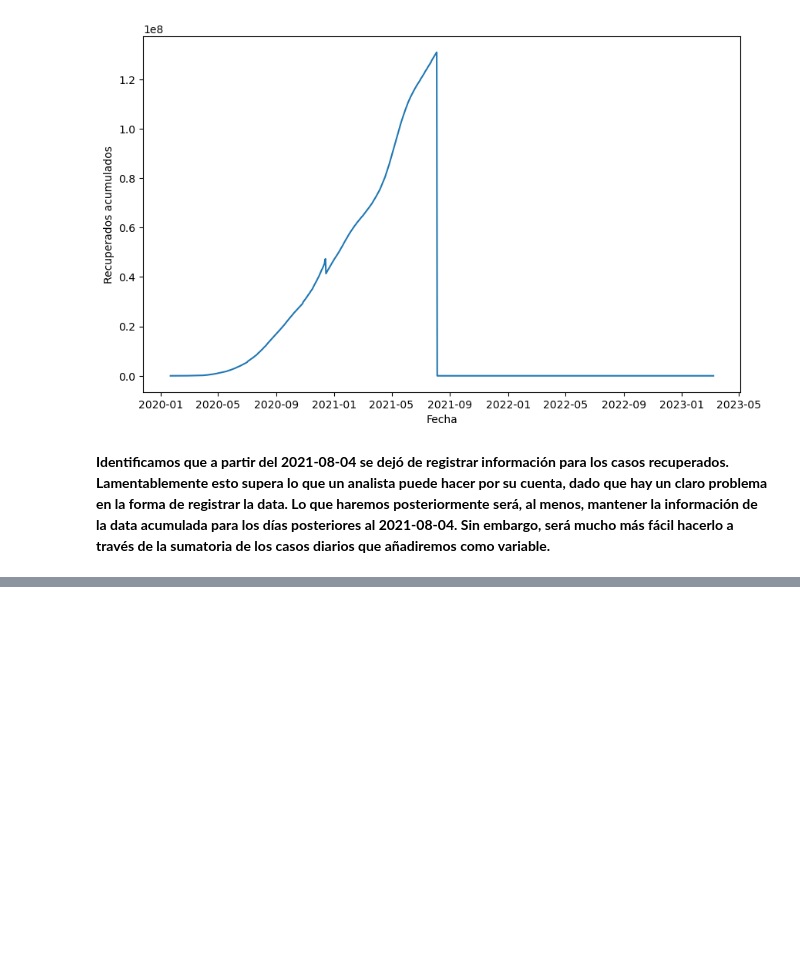
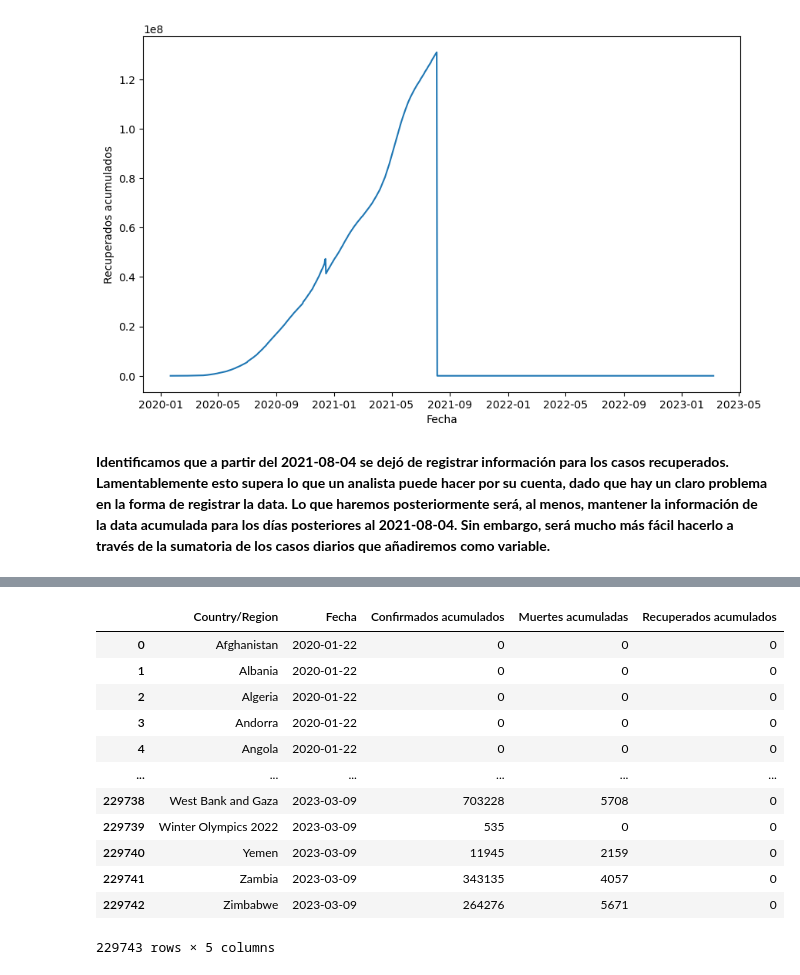
Before and after one commit to cpizarrov/proyecto_final, a Jupyter notebook: 02_Despivoteo_y_Unificacion.ipynb, the cells around one changed output, grey strips where cells are left out. Cells and saved outputs as stored; diff of their text form; code cells hidden in the pictures; blank space fills up the shorter version.

```diff
--- a/02_Despivoteo_y_Unificacion.ipynb
+++ b/02_Despivoteo_y_Unificacion.ipynb
@@ -320,0 +323,3 @@ sns.lineplot(data=rg_agrupada, x='Fecha', y='Recuperados acumulados', linestyle=
+# %%
+df = pd.merge(cg_despivotada, dg_despivotada, on=['Fecha','Country/Region'], how='outer')
+df
@@ -320,0 +340,17 @@ sns.lineplot(data=rg_agrupada, x='Fecha', y='Recuperados acumulados', linestyle=
+# %%
+df = pd.merge(df, rg_despivotada, on=['Fecha','Country/Region'], how='outer')
+df
+# %% [output]
+|  | Country/Region | Fecha | Confirmados acumulados | Muertes acumuladas | Recuperados acumulados |
+| 0 | Afghanistan | 2020-01-22 | 0 | 0 | 0 |
+| 1 | Albania | 2020-01-22 | 0 | 0 | 0 |
+| 2 | Algeria | 2020-01-22 | 0 | 0 | 0 |
+| 3 | Andorra | 2020-01-22 | 0 | 0 | 0 |
+| 4 | Angola | 2020-01-22 | 0 | 0 | 0 |
+| ... | ... | ... | ... | ... | ... |
+| 229738 | West Bank and Gaza | 2023-03-09 | 703228 | 5708 | 0 |
+| 229739 | Winter Olympics 2022 | 2023-03-09 | 535 | 0 | 0 |
+| 229740 | Yemen | 2023-03-09 | 11945 | 2159 | 0 |
+| 229741 | Zambia | 2023-03-09 | 343135 | 4057 | 0 |
+| 229742 | Zimbabwe | 2023-03-09 | 264276 | 5671 | 0 |
+229743 rows × 5 columns
```
Also changed, not shown: parts of 9 cells of this notebook.
